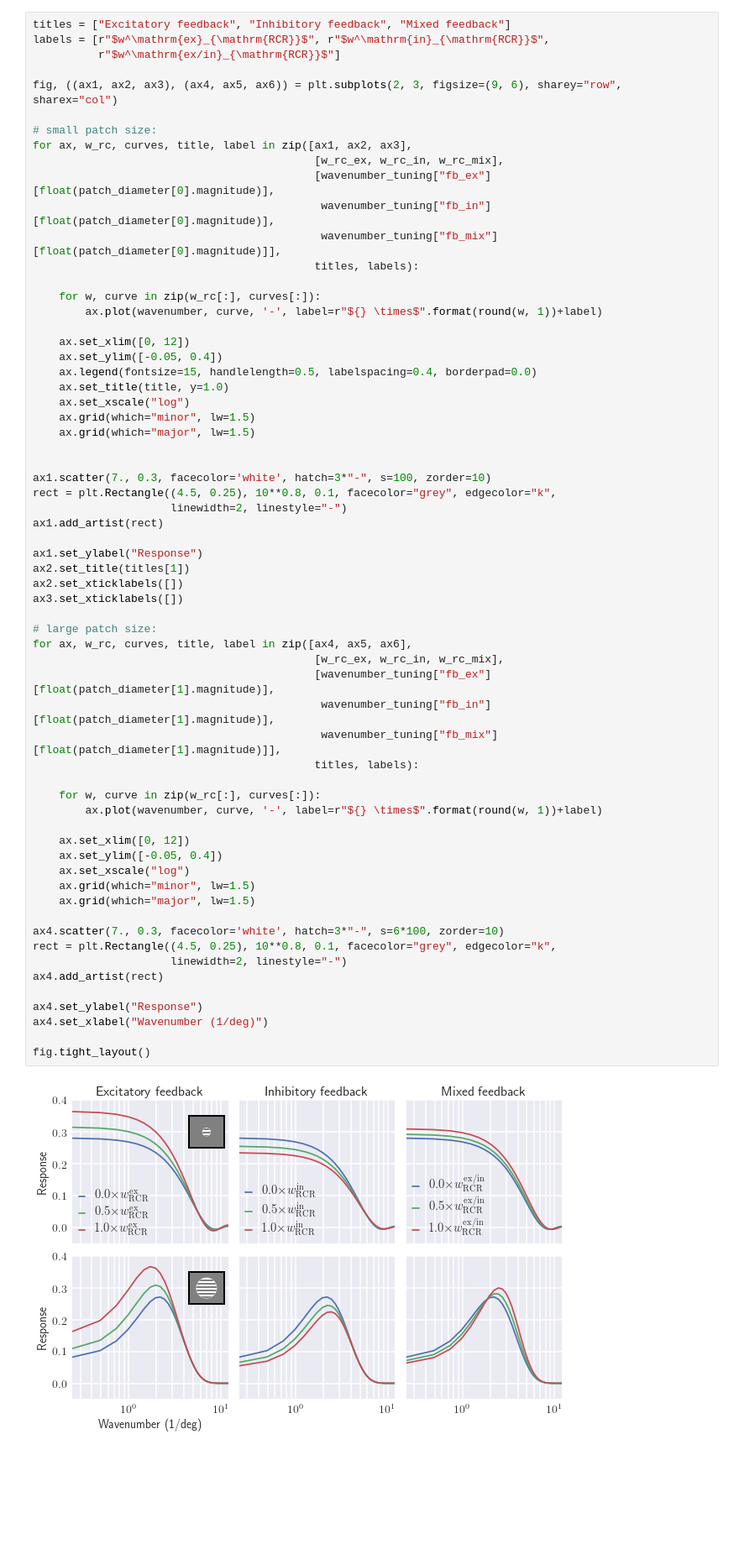
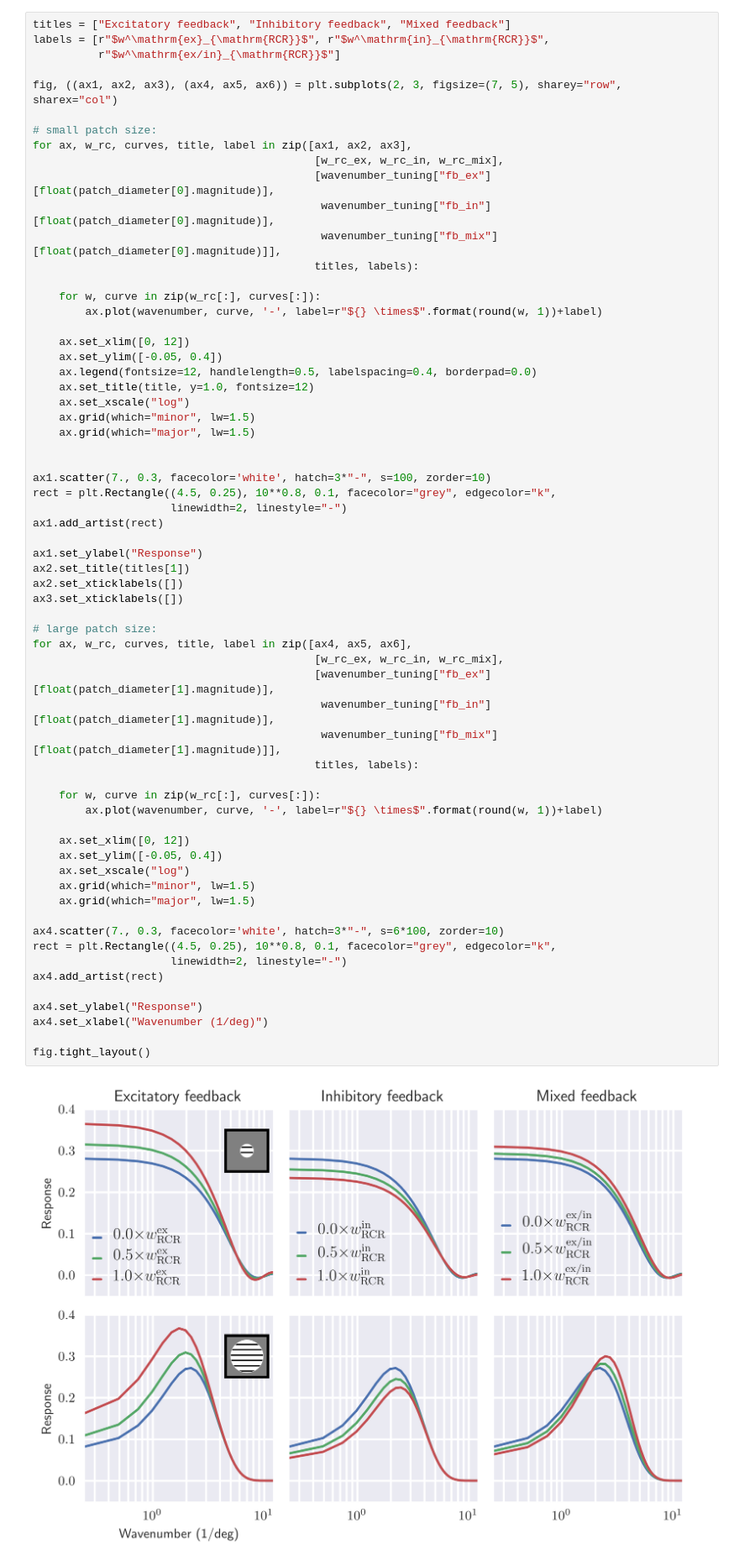
Before and after one commit to miladh/edog-simulations, a Jupyter notebook: wavenumber_tuning/wavenumber_tuning.ipynb, the cells around one changed output. Shown at 84% size. Drawn from its saved outputs; the diff is of its cells as text; blank space fills up the shorter version.

```diff
--- a/wavenumber_tuning/wavenumber_tuning.ipynb
+++ b/wavenumber_tuning/wavenumber_tuning.ipynb
@@ -109,7 +109,7 @@ titles = ["Excitatory feedback", "Inhibitory feedback", "Mixed feedback"]
 labels = [r"$w^\mathrm{ex}_{\mathrm{RCR}}$", r"$w^\mathrm{in}_{\mathrm{RCR}}$",
           r"$w^\mathrm{ex/in}_{\mathrm{RCR}}$"]
 
-fig, ((ax1, ax2, ax3), (ax4, ax5, ax6)) = plt.subplots(2, 3, figsize=(9, 6), sharey="row", sharex="col")
+fig, ((ax1, ax2, ax3), (ax4, ax5, ax6)) = plt.subplots(2, 3, figsize=(7, 5), sharey="row", sharex="col")
 
 # small patch size:
 for ax, w_rc, curves, title, label in zip([ax1, ax2, ax3],
@@ -124,8 +124,8 @@ for ax, w_rc, curves, title, label in zip([ax1, ax2, ax3],
 
     ax.set_xlim([0, 12])
     ax.set_ylim([-0.05, 0.4])
-    ax.legend(fontsize=15, handlelength=0.5, labelspacing=0.4, borderpad=0.0)
-    ax.set_title(title, y=1.0)
+    ax.legend(fontsize=12, handlelength=0.5, labelspacing=0.4, borderpad=0.0)
+    ax.set_title(title, y=1.0, fontsize=12)
     ax.set_xscale("log")
     ax.grid(which="minor", lw=1.5)
     ax.grid(which="major", lw=1.5)
@@ -141,34 +141,34 @@ ax2.set_title(titles[1])
 ax2.set_xticklabels([])
 ax3.set_xticklabels([])
 
 # large patch size:
 for ax, w_rc, curves, title, label in zip([ax4, ax5, ax6],
                                            [w_rc_ex, w_rc_in, w_rc_mix],
                                            [wavenumber_tuning["fb_ex"][float(patch_diameter[1].magnitude)],
                                             wavenumber_tuning["fb_in"][float(patch_diameter[1].magnitude)],
                                             wavenumber_tuning["fb_mix"][float(patch_diameter[1].magnitude)]],
                                            titles, labels):
 
     for w, curve in zip(w_rc[:], curves[:]):
         ax.plot(wavenumber, curve, '-', label=r"${} \times$".format(round(w, 1))+label)
 
     ax.set_xlim([0, 12])
     ax.set_ylim([-0.05, 0.4])
     ax.set_xscale("log")
     ax.grid(which="minor", lw=1.5)
     ax.grid(which="major", lw=1.5)
 
 ax4.scatter(7., 0.3, facecolor='white', hatch=3*"-", s=6*100, zorder=10)
 rect = plt.Rectangle((4.5, 0.25), 10**0.8, 0.1, facecolor="grey", edgecolor="k",
                      linewidth=2, linestyle="-")
 ax4.add_artist(rect)
 
 ax4.set_ylabel("Response")
 ax4.set_xlabel("Wavenumber (1/deg)")
 
 fig.tight_layout()
 # %% [output]
-[figure, old version]
+[figure, new version]
 # %%
 fig, axarr = plt.subplots(1, 3, figsize=(12, 4), sharey="row")
 
```
Also changed, not shown: parts of 3 cells of this notebook, 12 other files.
